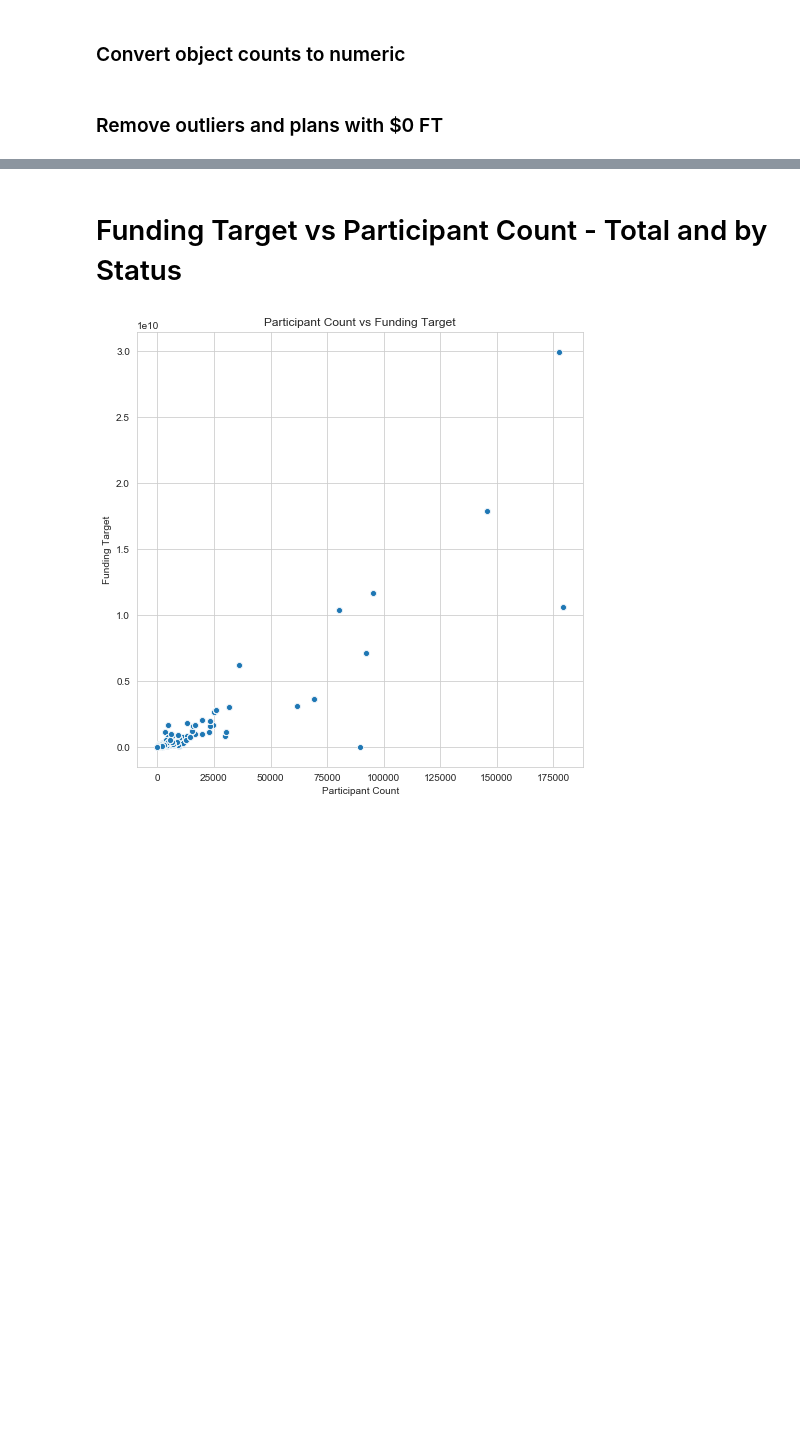
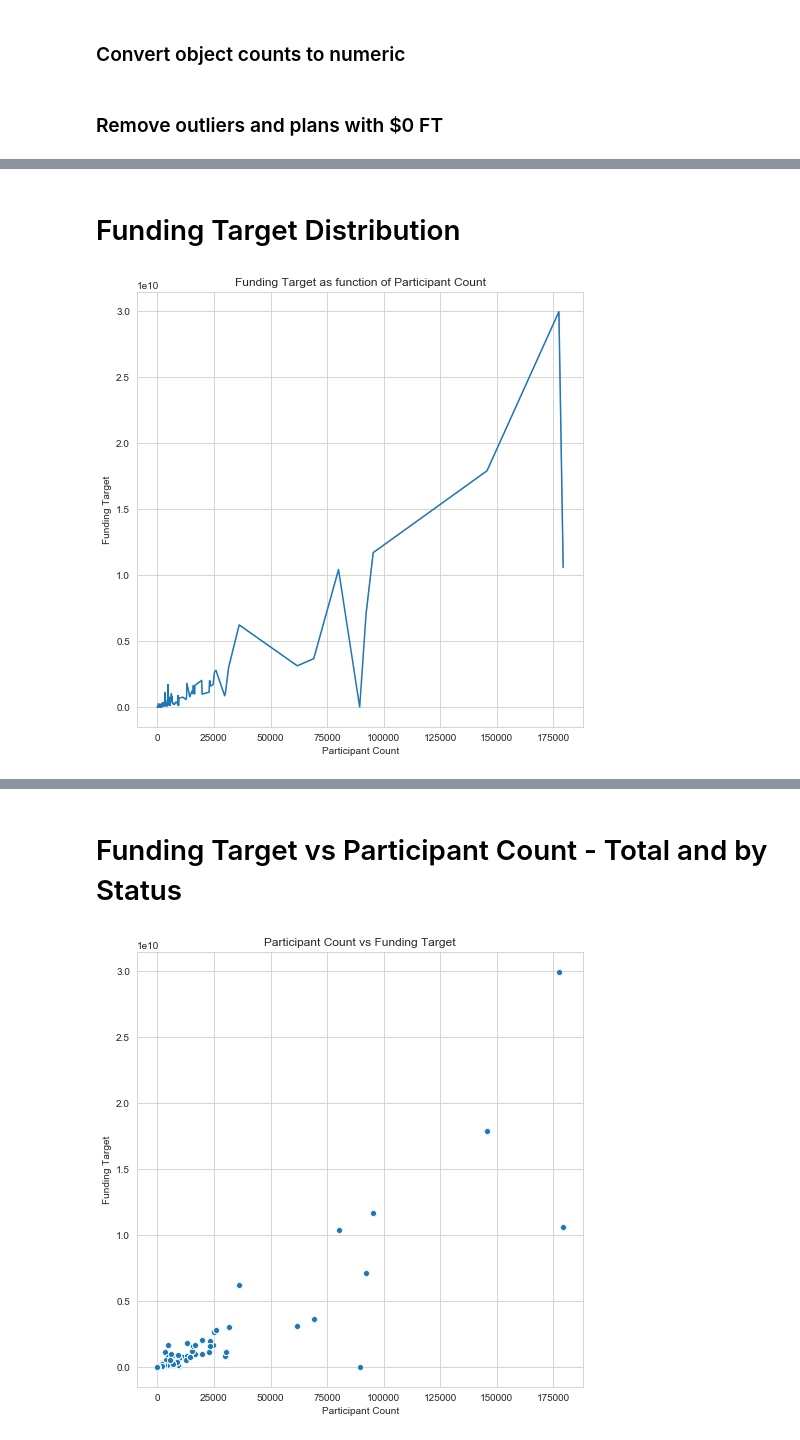
Before and after one commit to LindseyMoser/DSI_Capstone_B, a Jupyter notebook: 1_Data/EDA_2017_from_script_more.ipynb, the cells around one changed output, grey strips where cells are left out. Drawn from its saved outputs; the diff is of its cells as text; code cells hidden in the pictures; blank space fills up the shorter version.

```diff
--- a/1_Data/EDA_2017_from_script_more.ipynb
+++ b/1_Data/EDA_2017_from_script_more.ipynb
@@ -86,0 +108,11 @@ df.describe().T
+# %% [markdown]
+<h1>Funding Target Distribution</h1>
+# %%
+fig, ax = plt.subplots(1,1,figsize=(8,8))
+ax = sns.lineplot(x=df['sb_tot_partcp_cnt'], y=df['sb_tot_fndng_tgt_amt'])
+plt.title('Funding Target as function of Participant Count')
+plt.xlabel('Participant Count')
+plt.ylabel('Funding Target')
+plt.show()
+# %% [output]
+[figure, added]
```
Also changed, not shown: parts of 24 cells of this notebook, 3 other files.
